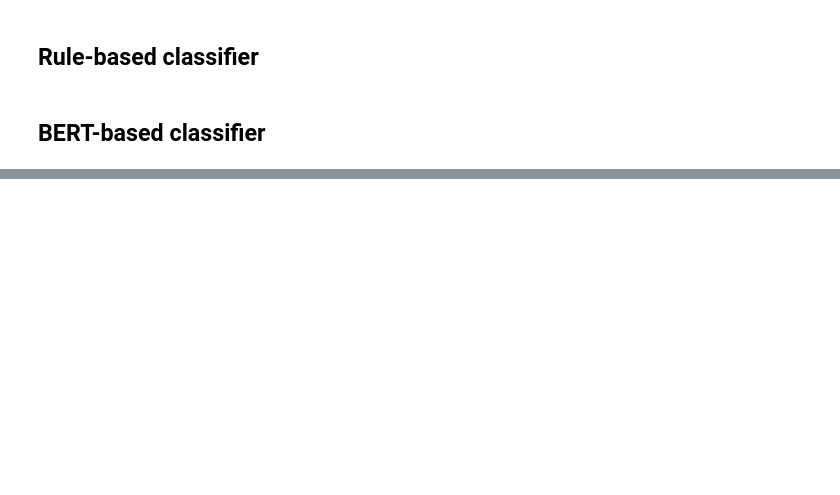
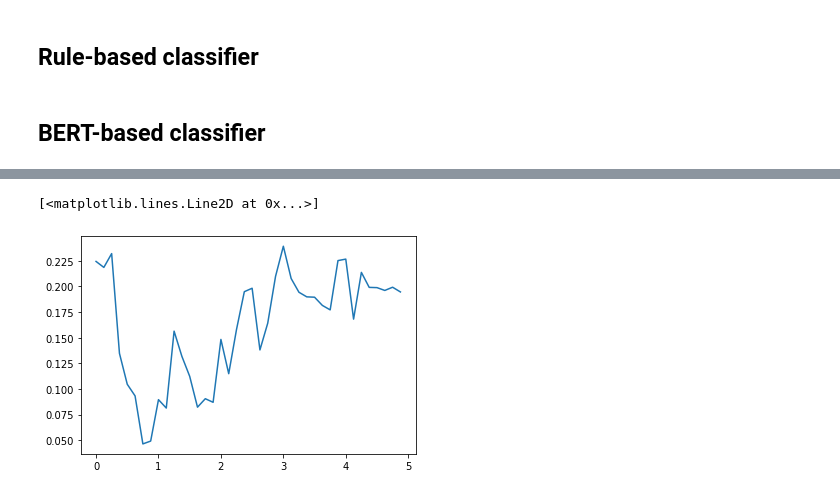
Before and after one commit to Sdidt/RedPILS, a Jupyter notebook: classification_model/Classification Model experiments.ipynb, the cells around one changed output, grey strips where cells are left out. Drawn from its saved outputs; the diff is of its cells as text; code cells hidden in the pictures; blank space fills up the shorter version.

Commit message:
MuRILbase training pipeline complete

```diff
--- a/classification_model/Classification Model experiments.ipynb
+++ b/classification_model/Classification Model experiments.ipynb
@@ -52,0 +230,3 @@ text_df.describe()
+# %%
+model = MuRILbase()
+model.to(device)
@@ -52,0 +280,31 @@ text_df.describe()
+# %%
+def train_loop(model, train_df, num_epochs, batch_size, lr=0.001):
+    criterion = nn.MSELoss().to(device)
+    optimizer = torch.optim.Adam(model.parameters(), lr=lr)
+    losses = []
+
+    inputs = train_df.copy()
+    for _ in range(num_epochs):
+        inputs = inputs.sample(frac=1).reset_index(drop=True)  # shuffle order
+        for i in range(int(np.ceil(len(inputs)/batch_size))):
+            model.zero_grad()
+
+            # getting inputs
+            batch = list(inputs['clean_comment'][i:i+batch_size])
+            targets = torch.tensor(list(inputs['target'][i:i+batch_size])).to(device)
+            temp = tokenizer(batch, padding='max_length', max_length = 512, truncation=True, return_tensors="pt")
+            input_ids, attention_mask = temp['input_ids'].to(device), temp['attention_mask'].to(device)
+
+            # training model
+            preds = model(input_ids, attention_mask).squeeze(1)
+            batch_loss = criterion(preds, targets)
+            batch_loss.backward()
+            optimizer.step()
+
+            losses.append(batch_loss.item())
+
+            # excplicitly delete variables in cuda
+            del batch, targets, temp, input_ids, attention_mask, preds, batch_loss
+    return model, losses
+# %%
+model = MuRILbase().to(device)
@@ -52,0 +336,3 @@ text_df.describe()
+# %%
+%%time
+model, losses = train_loop(model, clean_df, num_epochs=5, batch_size=16)
@@ -52,0 +341,5 @@ text_df.describe()
+# %%
+plt.plot([i*5/len(losses) for i in range(len(losses))], losses)
+# %% [output]
+[<matplotlib.lines.Line2D at 0x...>]
+[figure, added]
```
Also changed, not shown: parts of 30 cells of this notebook, 1 other file.
